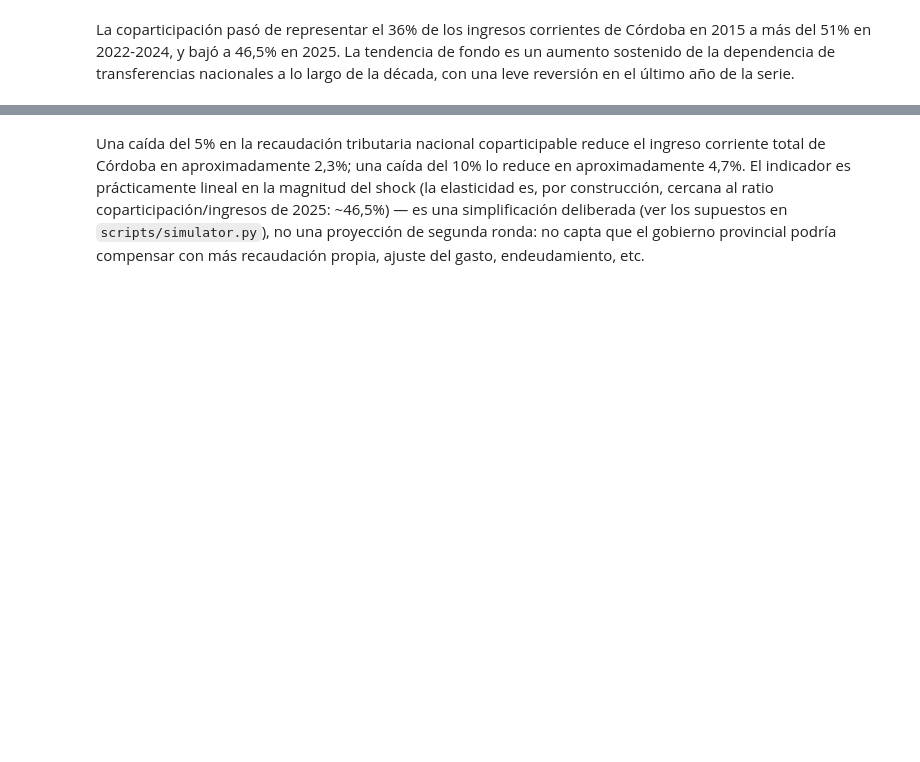
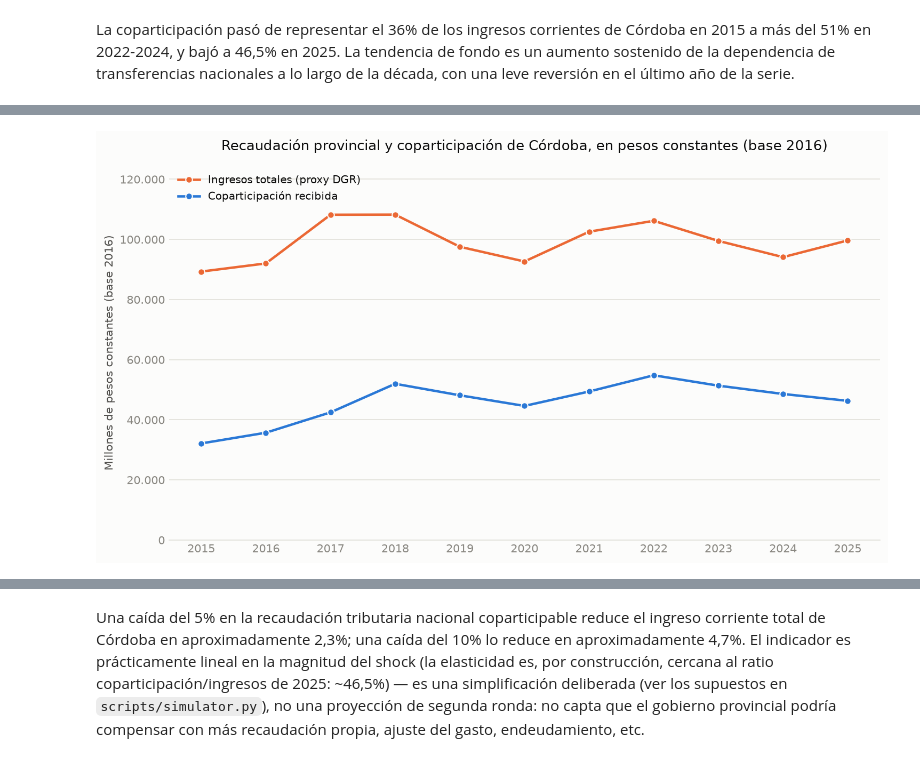
Before and after one commit to llorenzomagnano-sys/Portafolio-Lorenzo, a Jupyter notebook: notebooks/04_dependencia_fiscal_cordoba.ipynb, the cells around one changed output, grey strips where cells are left out. Drawn from its saved outputs; the diff is of its cells as text; code cells hidden in the pictures; blank space fills up the shorter version.

```diff
--- a/notebooks/04_dependencia_fiscal_cordoba.ipynb
+++ b/notebooks/04_dependencia_fiscal_cordoba.ipynb
@@ -121,0 +138,40 @@ largo de la década, con una leve reversión en el último año de la serie.
+# %%
+COLOR_INGRESOS = "#eb6834"
+
+fig, ax = plt.subplots(figsize=(10, 5.5), dpi=150)
+
+ax.plot(
+    df["anio"], df["ingresos_totales_real_base2016_pesos"] / 1e6,
+    color=COLOR_INGRESOS, linewidth=2.2, marker="o", markersize=6,
+    markerfacecolor=COLOR_INGRESOS, markeredgecolor=SURFACE, markeredgewidth=1,
+    label="Ingresos totales (proxy DGR)",
+)
+ax.plot(
+    df["anio"], df["coparticipacion_real_base2016_pesos"] / 1e6,
+    color=COLOR_RATIO, linewidth=2.2, marker="o", markersize=6,
+    markerfacecolor=COLOR_RATIO, markeredgecolor=SURFACE, markeredgewidth=1,
+    label="Coparticipación recibida",
+)
+
+ax.set_title(
+    "Recaudación provincial y coparticipación de Córdoba, en pesos constantes (base 2016)",
+    fontsize=12.5, color=INK_PRIMARY, pad=14,
+)
+ax.set_ylabel("Millones de pesos constantes (base 2016)", fontsize=10)
+ax.set_xlabel("")
+ax.xaxis.set_major_locator(mticker.MultipleLocator(1))
+ax.yaxis.set_major_formatter(mticker.FuncFormatter(lambda x, _: f"{x:,.0f}".replace(",", ".")))
+ax.set_ylim(0, df["ingresos_totales_real_base2016_pesos"].max() / 1e6 * 1.15)
+ax.grid(axis="y", color=GRID_COLOR, linewidth=0.8)
+ax.set_axisbelow(True)
+for spine in ["top", "right", "left"]:
+    ax.spines[spine].set_visible(False)
+ax.spines["bottom"].set_color(GRID_COLOR)
+ax.tick_params(axis="both", length=0)
+ax.legend(frameon=False, loc="upper left", fontsize=9.5)
+
+fig.tight_layout()
+fig.savefig(FIGURES_DIR / "dependencia_fiscal_cordoba_real.png", dpi=300, facecolor=SURFACE)
+plt.show()
+# %% [output]
+[figure, added]
```
Also changed, not shown: parts of 7 cells of this notebook, 14 other files.
